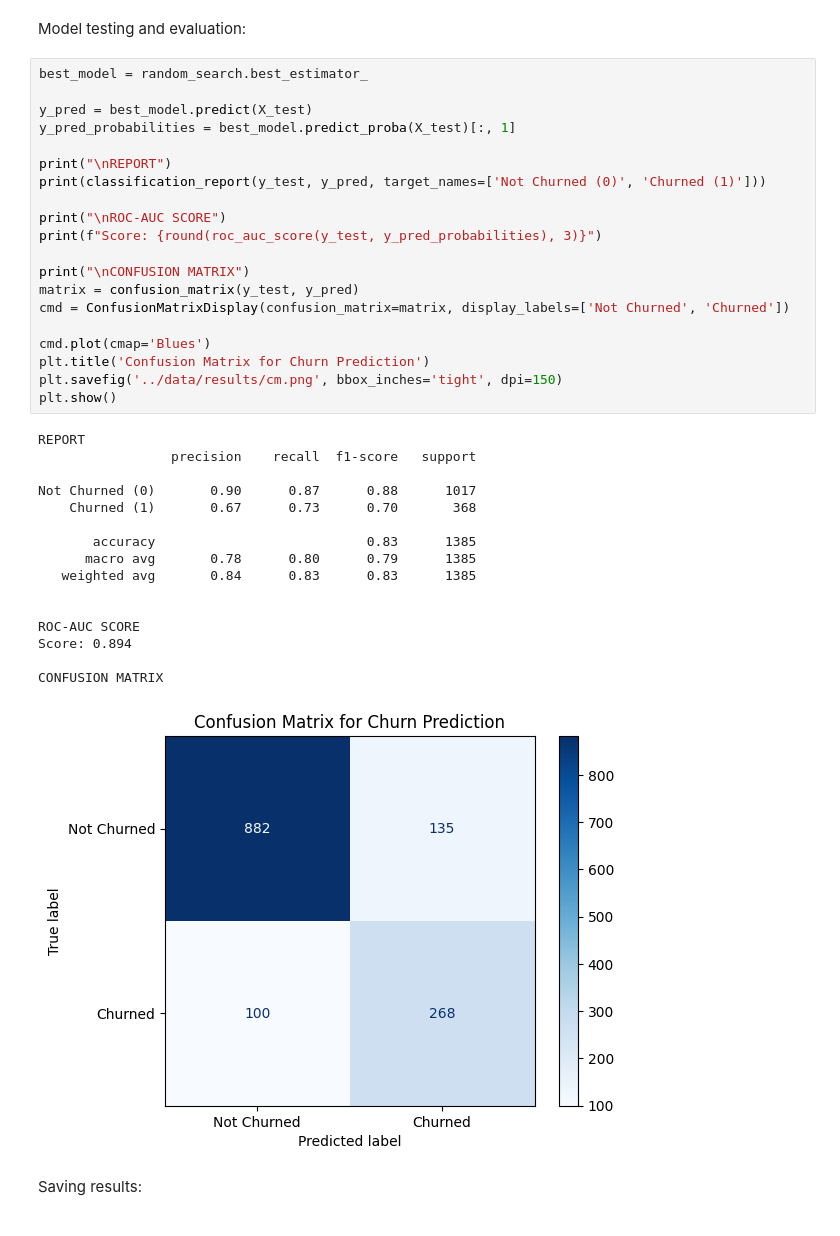
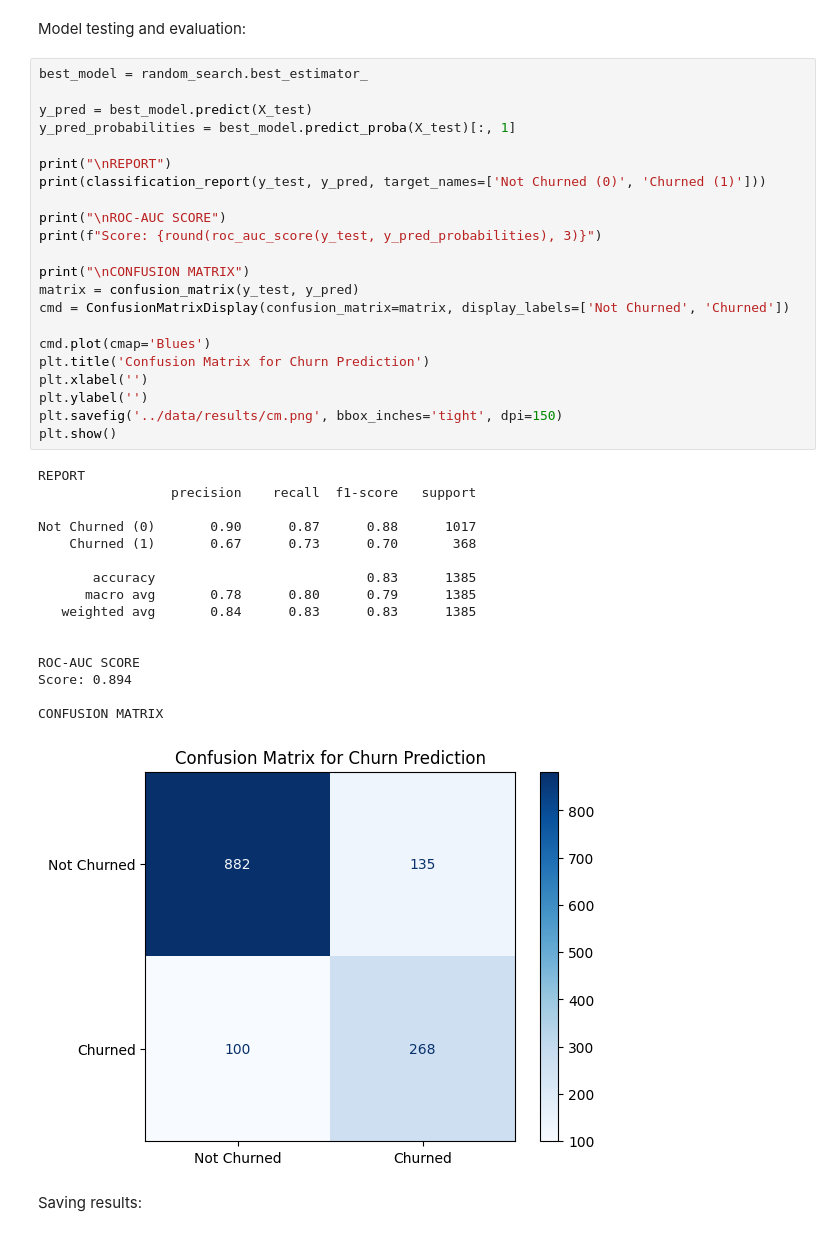
Before and after one commit to wviryan/telechurn, a Jupyter notebook: notebooks/03-pda-ml.ipynb, the cells around one changed output. Saved outputs shown, nothing was run; the diff lists cells and outputs as text.

```diff
--- a/notebooks/03-pda-ml.ipynb
+++ b/notebooks/03-pda-ml.ipynb
@@ -206,34 +206,36 @@ y_pred_probabilities = best_model.predict_proba(X_test)[:, 1]
 print("\nREPORT")
 print(classification_report(y_test, y_pred, target_names=['Not Churned (0)', 'Churned (1)']))
 
 print("\nROC-AUC SCORE")
 print(f"Score: {round(roc_auc_score(y_test, y_pred_probabilities), 3)}")
 
 print("\nCONFUSION MATRIX")
 matrix = confusion_matrix(y_test, y_pred)
 cmd = ConfusionMatrixDisplay(confusion_matrix=matrix, display_labels=['Not Churned', 'Churned'])
 
 cmd.plot(cmap='Blues')
 plt.title('Confusion Matrix for Churn Prediction')
+plt.xlabel('')
+plt.ylabel('')
 plt.savefig('../data/results/cm.png', bbox_inches='tight', dpi=150)
 plt.show()
 # %% [output]
 REPORT
                  precision    recall  f1-score   support
 
 Not Churned (0)       0.90      0.87      0.88      1017
     Churned (1)       0.67      0.73      0.70       368
 
        accuracy                           0.83      1385
       macro avg       0.78      0.80      0.79      1385
    weighted avg       0.84      0.83      0.83      1385
 
 
 ROC-AUC SCORE
 Score: 0.894
 
 CONFUSION MATRIX
-[figure, old version]
+[figure, new version]
 # %% [markdown]
 Saving results:
 # %%
```
Also changed, not shown: 1 other file.
